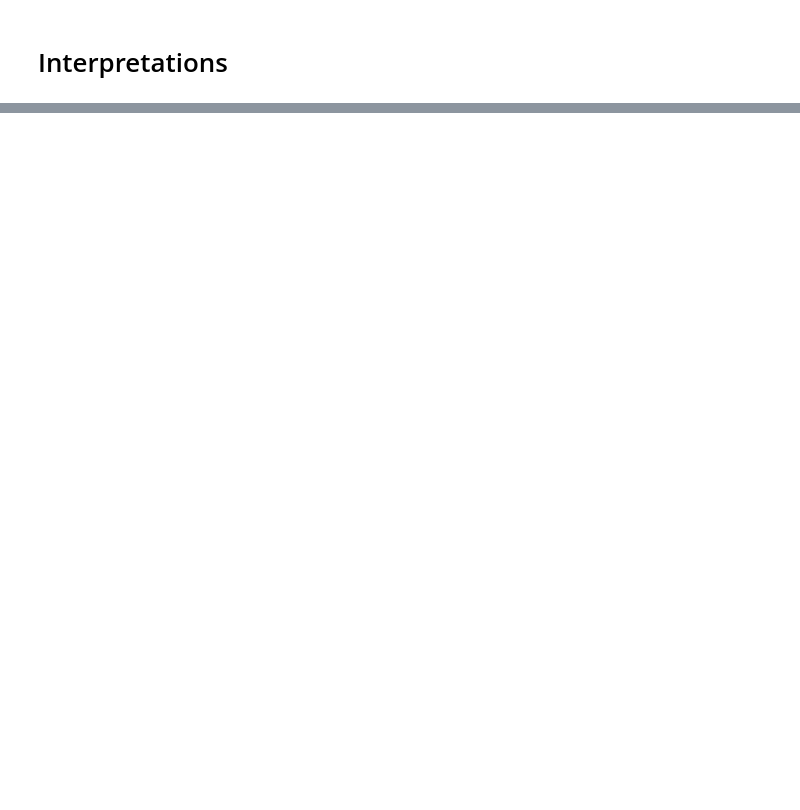
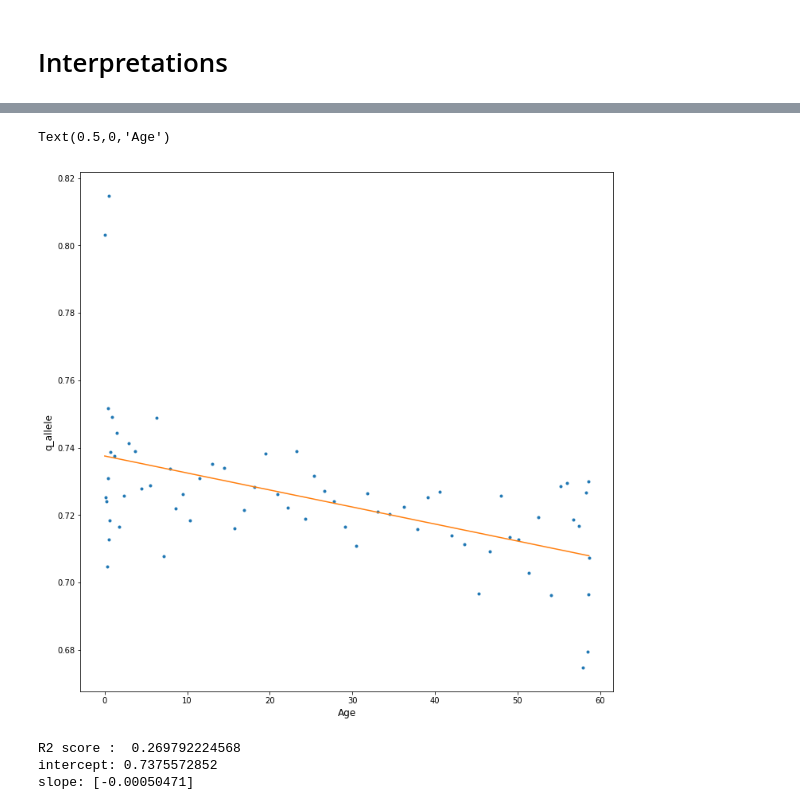
Before and after one commit to alicegenestier/Red_Queen_PRDM9, a Jupyter notebook: cluster/meiosis/meiosis_notebook.ipynb, the cells around one changed output, grey strips where cells are left out. Cells and saved outputs as stored; diff of their text form; code cells hidden in the pictures; blank space fills up the shorter version.

Commit message:
graph of scaling manip in jupyter notebook and part of migration function added to model

```diff
--- a/cluster/meiosis/meiosis_notebook.ipynb
+++ b/cluster/meiosis/meiosis_notebook.ipynb
@@ -125,0 +95,19 @@ NameError: name 'param_names' is not defined
+# %%
+def readfiles(pathtofile, file_name, ext_name):
+    data_file = pathtofile+file_name+"."+ext_name
+    data = dict()
+    params = []
+    with io.open(data_file,'r') as f:
+        reader = csv.reader(f)
+        firstline = True
+        for line in reader:
+            lin = line[0].split()
+            if not firstline:
+                for j in range(len(lin)):
+                    data[params[j]].append(float(lin[j]))
+            else:
+                for j in lin:
+                    data[j]=[]
+                    params.append(j)
+                firstline = False
+    return (data)
@@ -125,0 +149,16 @@ NameError: name 'param_names' is not defined
+# %%
+def graph_per_allele(target_folder_path, file_name, ext_name, x_axis_param, y_axis_param):
+    data = readfiles(target_folder_path, file_name, ext_name)
+    x_per_allele=dict()
+    y_per_allele=dict()
+    for i in range(len(data["Generation_number"])):
+        cle = data['Allele_number'][i]
+        if ((str(cle) in x_per_allele) == False and cle!=-3):
+            x_per_allele[str(cle)]=[]
+            x_per_allele[str(cle)].append(data[x_axis_param][i])
+            y_per_allele[str(cle)]=[]
+            y_per_allele[str(cle)].append(data[y_axis_param][i])
+        elif ((str(cle) in x_per_allele) == True and cle!=-3):
+            x_per_allele[str(cle)].append(data[x_axis_param][i])
+            y_per_allele[str(cle)].append(data[y_axis_param][i])
+    return(x_per_allele,y_per_allele)
@@ -125,0 +171,21 @@ NameError: name 'param_names' is not defined
+# %%
+allele_nb = '73.0'
+(X,Y)=graph_per_allele("analyses/scaling_V_2/", 'Run_V_1e-4', 'allele', "Age", "q_allele")
+lm1 = LinearRegression().fit(np.array(X[allele_nb]).reshape(-1, 1), np.array(Y[allele_nb]))
+plt.figure(1, figsize=(12,12))
+plt.plot(X[allele_nb], Y[allele_nb], '.')
+plt.plot(X[allele_nb], lm1.predict(np.array(X[allele_nb]).reshape(-1, 1)))
+plt.ylabel('q_allele', fontsize = 12)
+plt.xlabel('Age', fontsize = 12)
+# %% [output]
+Text(0.5,0,'Age')
+[figure, added]
+# %%
+score_lm1 = r2_score(np.array(Y[allele_nb]),lm1.predict(np.array(X[allele_nb]).reshape(-1, 1)))
+print("R2 score : ",score_lm1)
+print('intercept:', lm1.intercept_)
+print('slope:', lm1.coef_)
+# %% [output]
+R2 score :  0.269792224568
+intercept: 0.7375572852
+slope: [-0.00050471]
```
Also changed, not shown: parts of 29 cells of this notebook, 3 other files.
